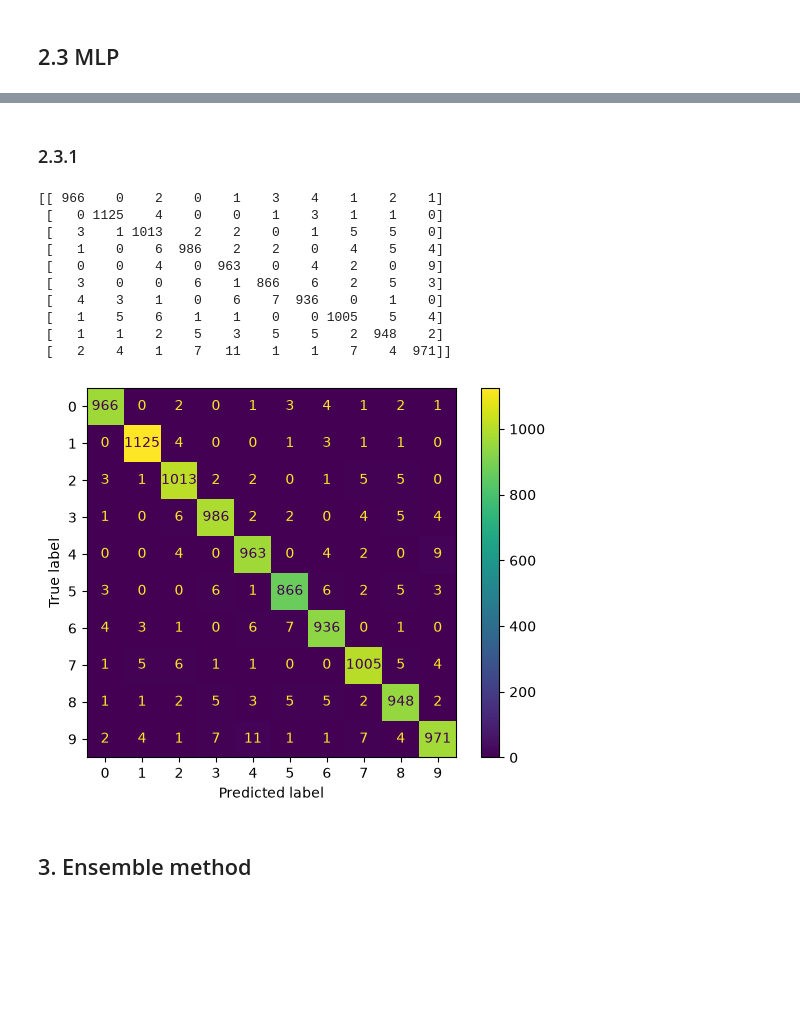
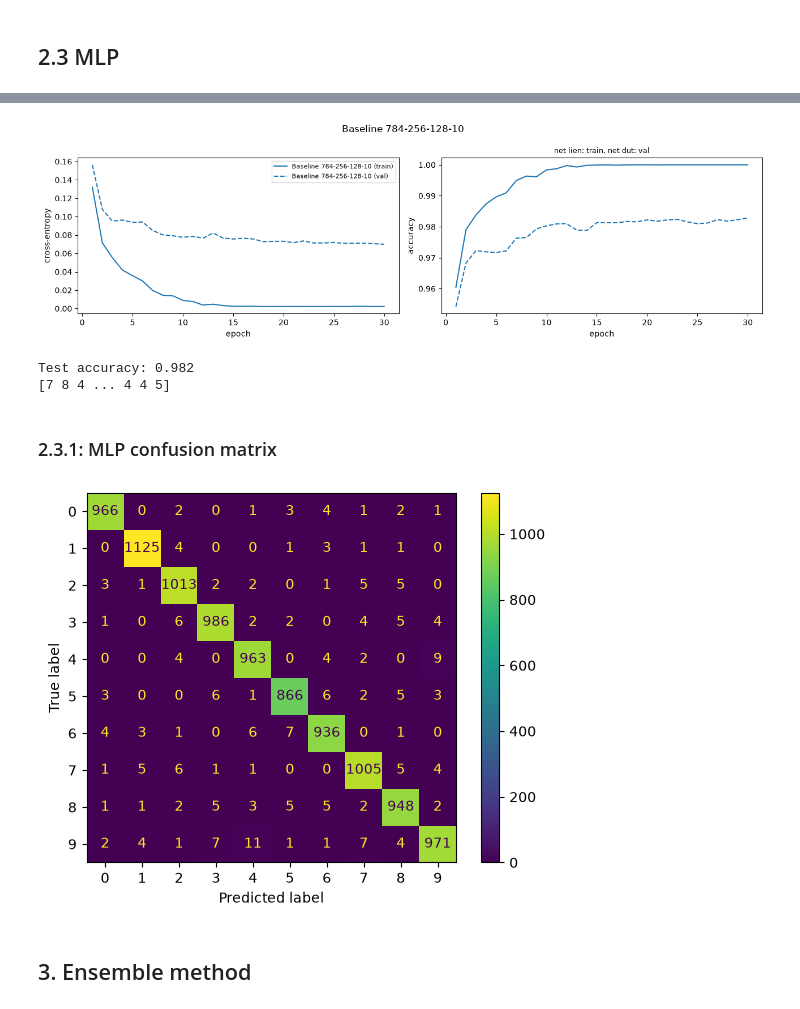
Before and after one commit to ddkhoa83/handwritten_text_recognition, a Jupyter notebook: notebooks/main.ipynb, the cells around one changed output, grey strips where cells are left out. Saved outputs shown, nothing was run; the diff lists cells and outputs as text; code cells hidden in the pictures; blank space fills up the shorter version.

```diff
--- a/notebooks/main.ipynb
+++ b/notebooks/main.ipynb
@@ -147,17 +147,28 @@ Epoch 030/030 | Training loss:  0.285608
 Validation accuracy:  91.61%
 # %% [markdown]
 ## 2.3 MLP
+# %%
+import importlib
+import src.algorithm.MLP as mlp_module
+
+importlib.reload(mlp_module)
+
+MLP = mlp_module.MLP
 # %%
 from src.algorithm.MLP import MLP
 
-mlp_model = MLP()
+mlp_model = MLP(n_epochs=30, momentum= 0.9, weight_decay= 0.0001, learning_rate= 0.1)
 
 mlp_model.fit(X_train_scaled, y_train, X_val_scaled, y_val)
 
 mlp_y_pred = mlp_model.predict(X_test_scaled)
 
 y_test = np.asarray(y_test)
-accuracy = np.mean(y_pred == y_test)
+accuracy = np.mean(mlp_y_pred == y_test)
+
+MLP.plot_history({"Baseline 784-256-128-10": mlp_model.history_}, "Baseline 784-256-128-10")
+
 
 print("Test accuracy:", accuracy)
+print(mlp_model.classes_[y_pred])
 # %% [output]
@@ -181,5 +192,8 @@ Test accuracy: 0.0981
+[figure, added]
+Test accuracy: 0.982
+[7 8 4 ... 4 4 5]
 # %% [markdown]
-### 2.3.1
+### 2.3.1: MLP confusion matrix
 # %%
 from sklearn.metrics import confusion_matrix, ConfusionMatrixDisplay
 import matplotlib.pyplot as plt
@@ -189,16 +203,6 @@ mlp_cm = confusion_matrix(y_test, mlp_y_pred)
 ConfusionMatrixDisplay(confusion_matrix=mlp_cm).plot()
 plt.show()
 # %% [output]
-[[ 966    0    2    0    1    3    4    1    2    1]
- [   0 1125    4    0    0    1    3    1    1    0]
- [   3    1 1013    2    2    0    1    5    5    0]
- [   1    0    6  986    2    2    0    4    5    4]
- [   0    0    4    0  963    0    4    2    0    9]
- [   3    0    0    6    1  866    6    2    5    3]
- [   4    3    1    0    6    7  936    0    1    0]
- [   1    5    6    1    1    0    0 1005    5    4]
- [   1    1    2    5    3    5    5    2  948    2]
- [   2    4    1    7   11    1    1    7    4  971]]
 [figure]
 # %% [markdown]
 ## 3. Ensemble method
```
Also changed, not shown: parts of 2 cells of this notebook, 1 other file.
